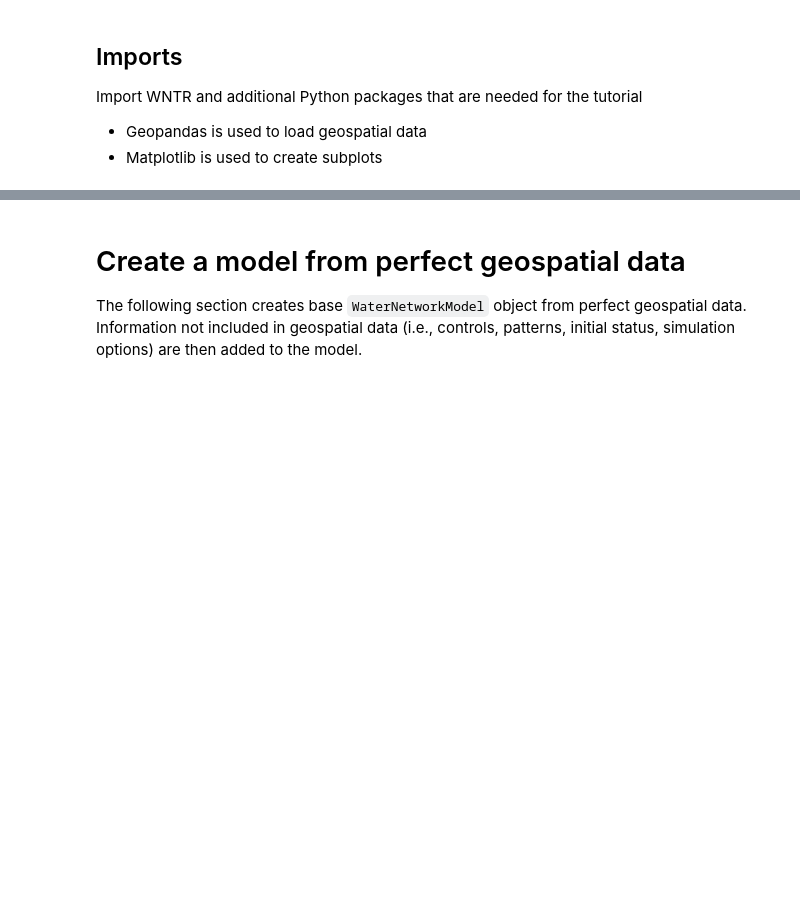
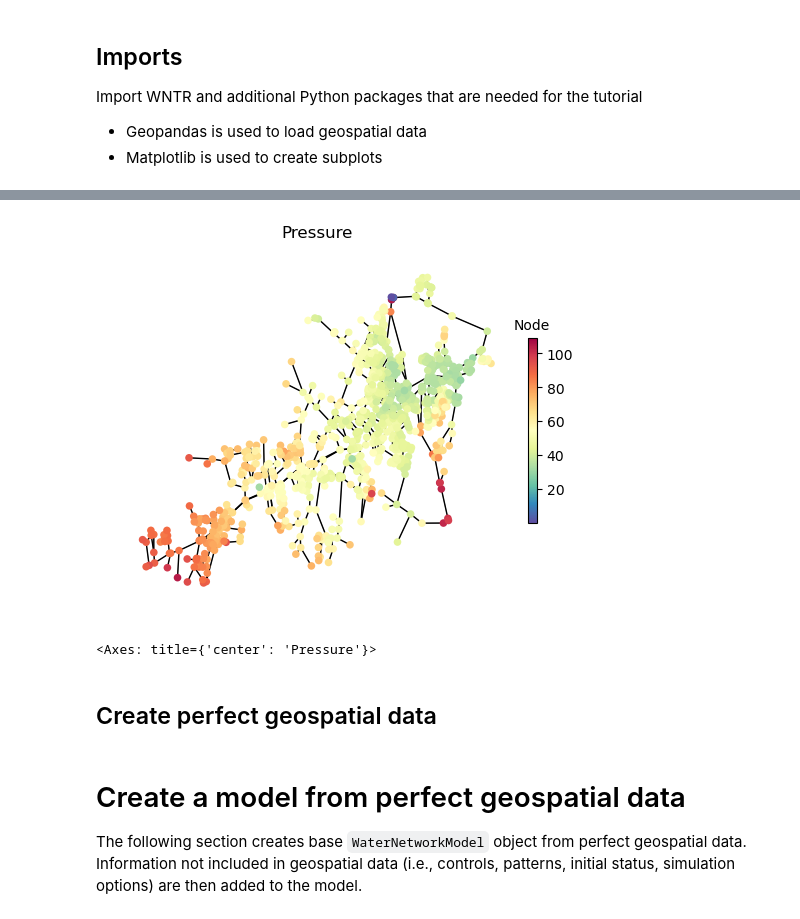
Before and after one commit to USEPA/WNTR, a Jupyter notebook: examples/demos/model_development.ipynb, the cells around one changed output, grey strips where cells are left out. Cells and saved outputs as stored; diff of their text form; code cells hidden in the pictures; blank space fills up the shorter version.

```diff
--- a/examples/demos/model_development.ipynb
+++ b/examples/demos/model_development.ipynb
@@ -19,17 +29,12 @@ crs = "EPSG:3547"  # ft
 # %%
-# TODO, add metadata to hide this cell
 wn0 = wntr.network.WaterNetworkModel("../networks/ky4.inp")
 wn0.options.time.duration = 24 * 3600
 sim = wntr.sim.EpanetSimulator(wn0)
 results0 = sim.run_sim()
 pressure0 = results0.node["pressure"].loc[24 * 3600, :]
-#wntr.graphics.plot_network(wn0, node_attribute=pressure0, node_size=30, title="Pressure")
-wntr.network.io.write_geojson(wn0, "../data/ky4", crs=crs)
-
-# junctions should have base demand (see PR)
-#aed0 = wntr.metrics.average_expected_demand(wn0)
-#print(aed0)
-#for name, control in wn0.controls():
-#    print(name, control)
-#for name, pattern in wn0.patterns():
-#    print(name, pattern.multipliers)
+wntr.graphics.plot_network(wn0, node_attribute=pressure0, node_size=30, title="Pressure")
+# %% [output]
+[figure, added]
+<Axes: title={'center': 'Pressure'}>
+# %% [markdown]
+## Create perfect geospatial data
```
Also changed, not shown: parts of 30 cells of this notebook.
